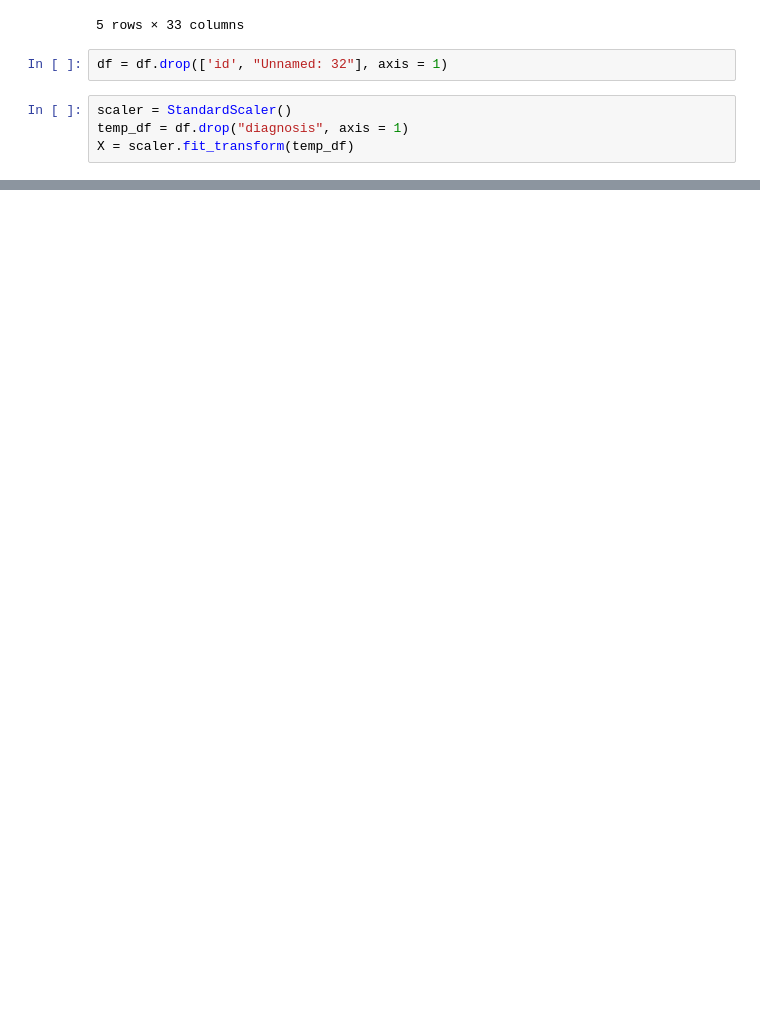
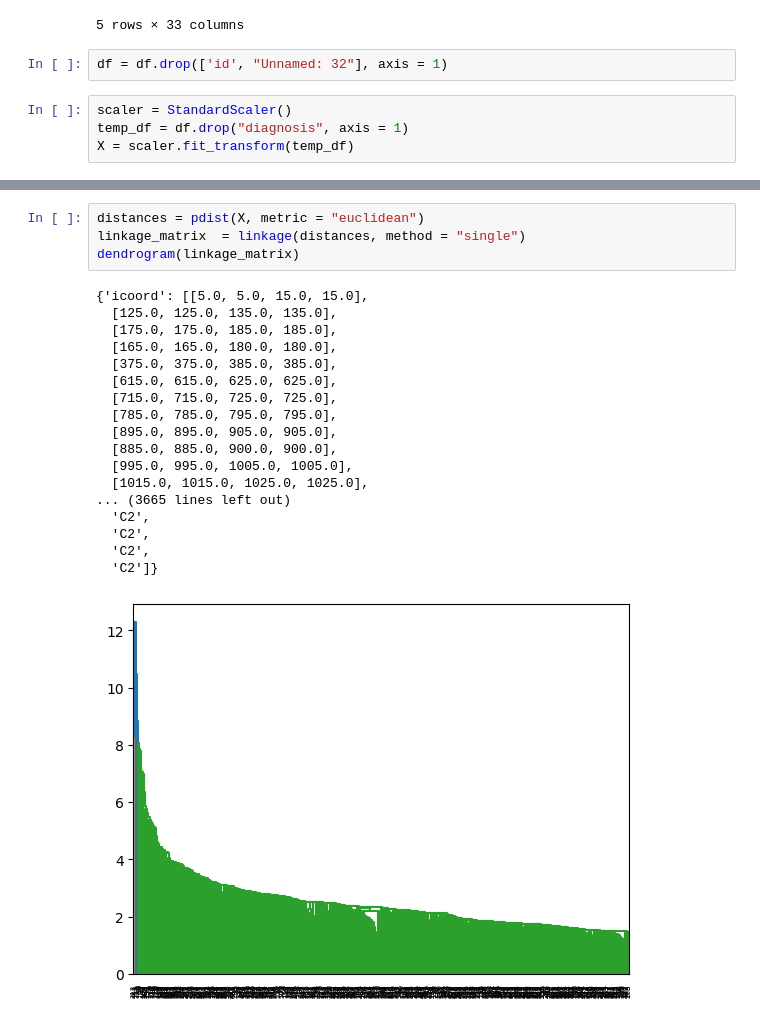
Before and after one commit to taniyeahh7/B_EDA_DA, a Jupyter notebook: EDA_JupyNb.ipynb, the cells around one changed output, grey strips where cells are left out. Cells and saved outputs as stored; diff of their text form; blank space fills up the shorter version.

```diff
--- a/EDA_JupyNb.ipynb
+++ b/EDA_JupyNb.ipynb
@@ -483,0 +492,23 @@ model_spectral = SpectralClustering(n_clusters = 2m2ZWQ22sz cvgft)
+# %%
+distances = pdist(X, metric = "euclidean")
+linkage_matrix  = linkage(distances, method = "single")
+dendrogram(linkage_matrix)
+# %% [output]
+{'icoord': [[5.0, 5.0, 15.0, 15.0],
+  [125.0, 125.0, 135.0, 135.0],
+  [175.0, 175.0, 185.0, 185.0],
+  [165.0, 165.0, 180.0, 180.0],
+  [375.0, 375.0, 385.0, 385.0],
+  [615.0, 615.0, 625.0, 625.0],
+  [715.0, 715.0, 725.0, 725.0],
+  [785.0, 785.0, 795.0, 795.0],
+  [895.0, 895.0, 905.0, 905.0],
+  [885.0, 885.0, 900.0, 900.0],
+  [995.0, 995.0, 1005.0, 1005.0],
+  [1015.0, 1015.0, 1025.0, 1025.0],
+... (3665 lines left out)
+  'C2',
+  'C2',
+  'C2',
+  'C2']}
+[figure, added]
```
Also changed, not shown: parts of 4 cells of this notebook.
